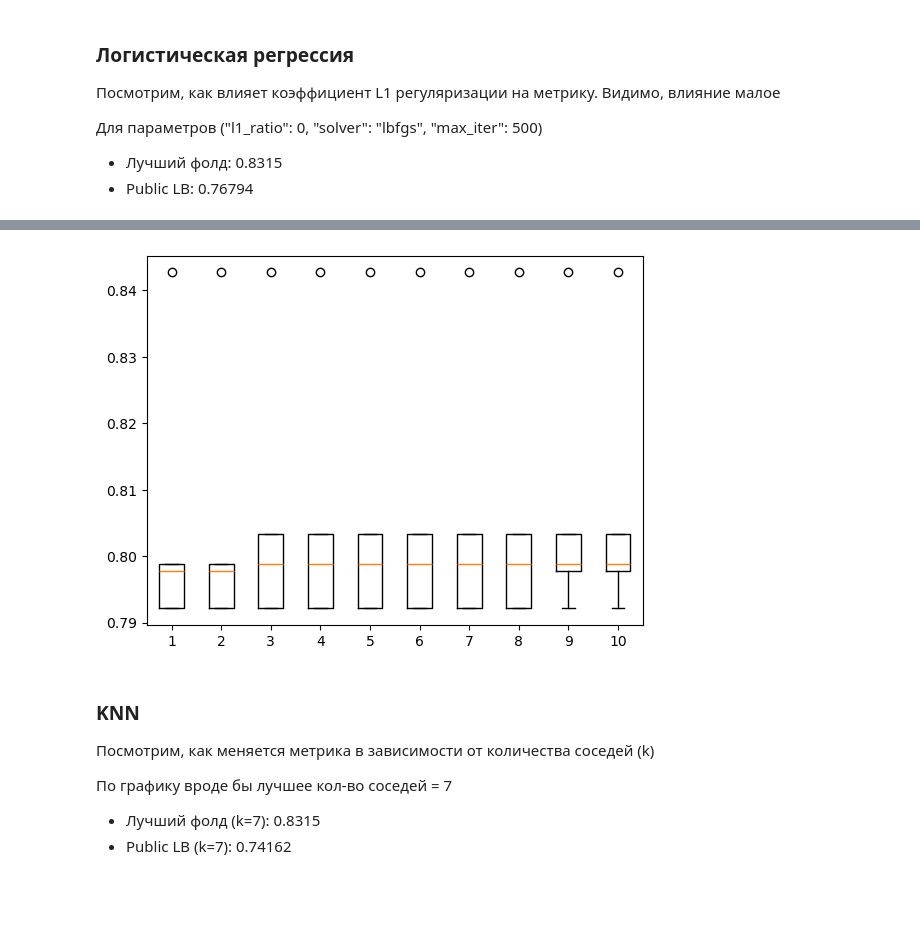
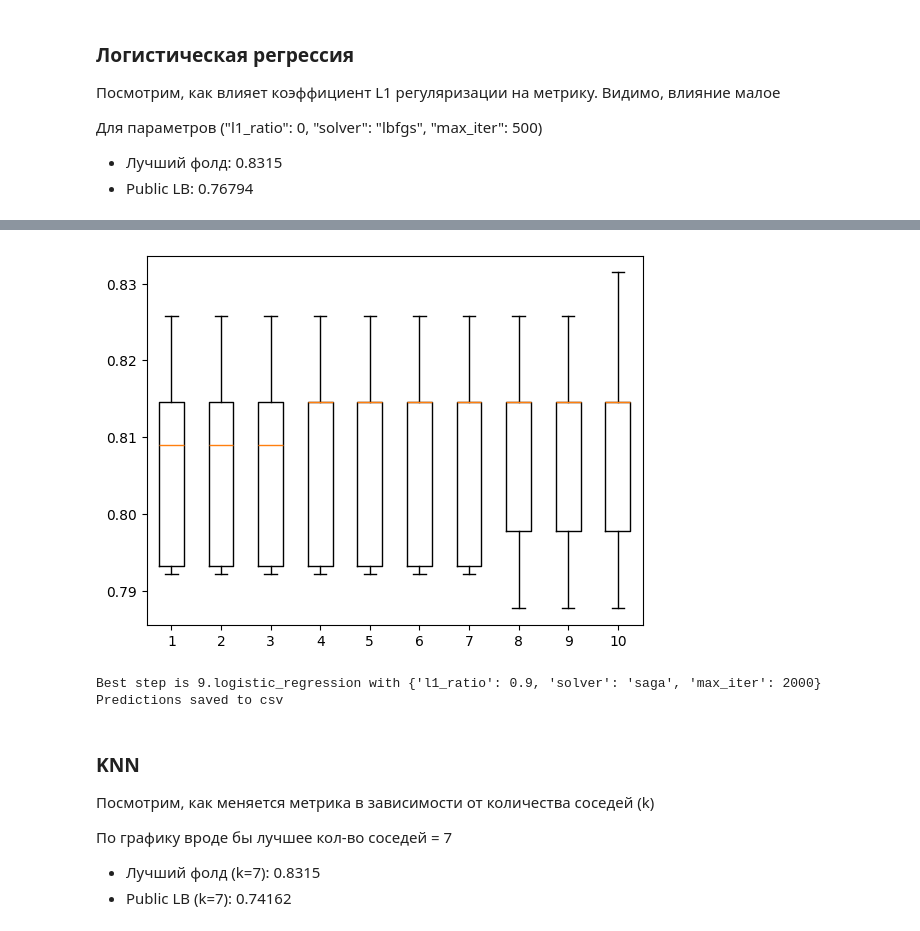
Before and after one commit to AndreyZhartun/titanic, a Jupyter notebook: notebook_main.ipynb, the cells around one changed output, grey strips where cells are left out. Drawn from its saved outputs; the diff is of its cells as text; code cells hidden in the pictures; blank space fills up the shorter version.

```diff
--- a/notebook_main.ipynb
+++ b/notebook_main.ipynb
@@ -23,10 +23,10 @@ full_df.head()
 | 4 | 1 | 1 | Futrelle, Mrs. Jacques Heath (Lil... | female | 35.0 | 1 | 0 | 113803 | 53.1000 | C123 | ... |
 | 5 | 0 | 3 | Allen, Mr. William Henry | male | 35.0 | 0 | 0 | 373450 | 8.0500 | NaN | ... |
 # %%
-def boxplot(experiments: list, labels: list | None = None):
+def boxplot(results: list, labels: list | None = None):
     data = []
 
-    for item in experiments:
+    for item in results:
         data.append([x["score"] for x in item["fold_data"]])
 
     plt.boxplot(data, tick_labels=labels)
@@ -76,11 +76,12 @@ for i in range(0, 10):
     to_train.append(
         {
             "model": "logistic_regression",
-            "params": {"l1_ratio": i * 0.1, "solver": "saga", "max_iter": 1000},
+            "params": {"l1_ratio": i * 0.1, "solver": "saga", "max_iter": 2000},
         }
     )
 
 config_elastic.experiment.to_train = to_train
+config_elastic.experiment.prediction.fold_strategy = "vote"
 
 elastic_pipeline = MLPipeline(config_elastic)
 
@@ -131,7 +107,12 @@ Fold 3/5  accuracy: 0.7921
 # %%
-boxplot(elastic_pipeline.experiment_data)
+boxplot(elastic_pipeline.results)
 # %% [output]
-[figure, old version]
+[figure, new version]
+# %%
+elastic_pipeline.predict(full_test_df)
+# %% [output]
+Best step is 9.logistic_regression with {'l1_ratio': 0.9, 'solver': 'saga', 'max_iter': 2000}
+Predictions saved to csv
 # %% [markdown]
 ###  KNN
 
```
Also changed, not shown: parts of 14 cells of this notebook, 9 other files.
